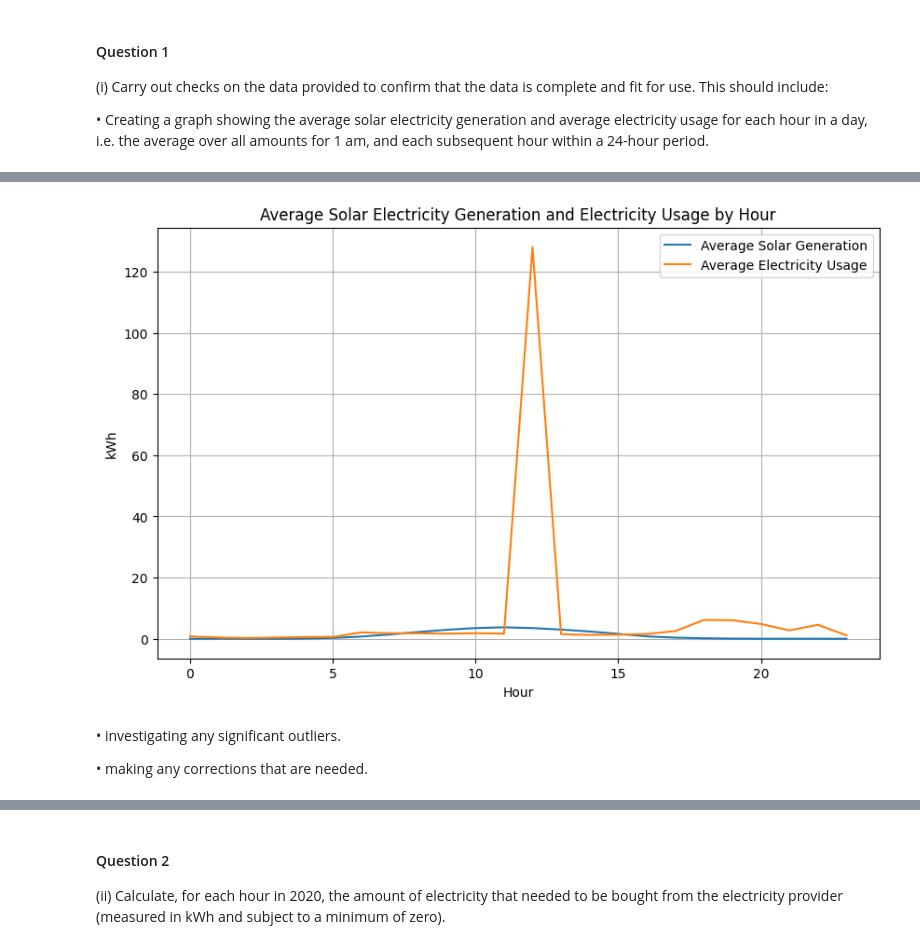
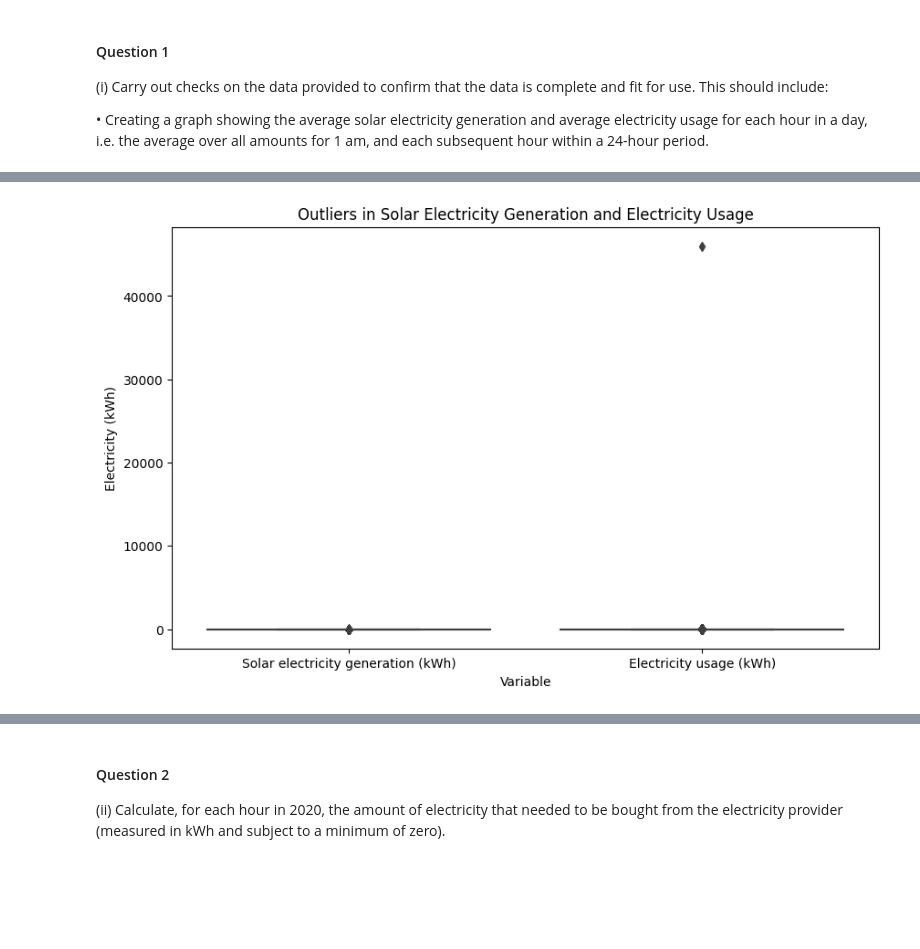
Before and after one commit to liyanse/Pula.io, a Jupyter notebook: Technical Assesment.ipynb, the cells around one changed output, grey strips where cells are left out. Saved outputs shown, nothing was run; the diff lists cells and outputs as text; code cells hidden in the pictures; blank space fills up the shorter version.

```diff
--- a/Technical Assesment.ipynb
+++ b/Technical Assesment.ipynb
@@ -83,23 +97,15 @@ data['Hour'] = data['Date/hour start'].dt.hour
 # %%
-# Calculate the average solar electricity generation and electricity usage for each hour
-average_generation = data.groupby('Hour')['Solar electricity generation (kWh)'].mean()
-average_usage = data.groupby('Hour')['Electricity usage (kWh)'].mean()
+# Investigate outliers using box plots
+plt.figure(figsize=(10, 6))
+sns.boxplot(data=data[['Solar electricity generation (kWh)', 'Electricity usage (kWh)']])
+plt.xlabel('Variable')
+plt.ylabel('Electricity (kWh)')
+plt.title('Outliers in Solar Electricity Generation and Electricity Usage')
+plt.show()
+# %% [output]
+[figure, added]
 # %%
-# Create the graph for the average generation usage for each hour
-plt.figure(figsize=(10, 6))
-plt.plot(average_generation, label='Average Solar Generation')
-plt.plot(average_usage, label='Average Electricity Usage')
-plt.xlabel('Hour')
-plt.ylabel('kWh')
-plt.title('Average Solar Electricity Generation and Electricity Usage by Hour')
-plt.legend()
-plt.grid(True)
-plt.show()
+### Winsorization to limit outliers to a certain percentile
+data['Solar electricity generation (kWh)'] = data['Solar electricity generation (kWh)'].clip(lower=data['Solar electricity generation (kWh)'].quantile(0.01), upper=data['Solar electricity generation (kWh)'].quantile(0.99))
+data['Electricity usage (kWh)'] = data['Electricity usage (kWh)'].clip(lower=data['Electricity usage (kWh)'].quantile(0.01), upper=data['Electricity usage (kWh)'].quantile(0.99))
-# %% [output]
-[figure, removed]
-# %% [markdown]
-
-•	investigating any significant outliers.
-
-•	making any corrections that are needed.
 # %%
```
Also changed, not shown: parts of 9 cells of this notebook, 1 other file.
